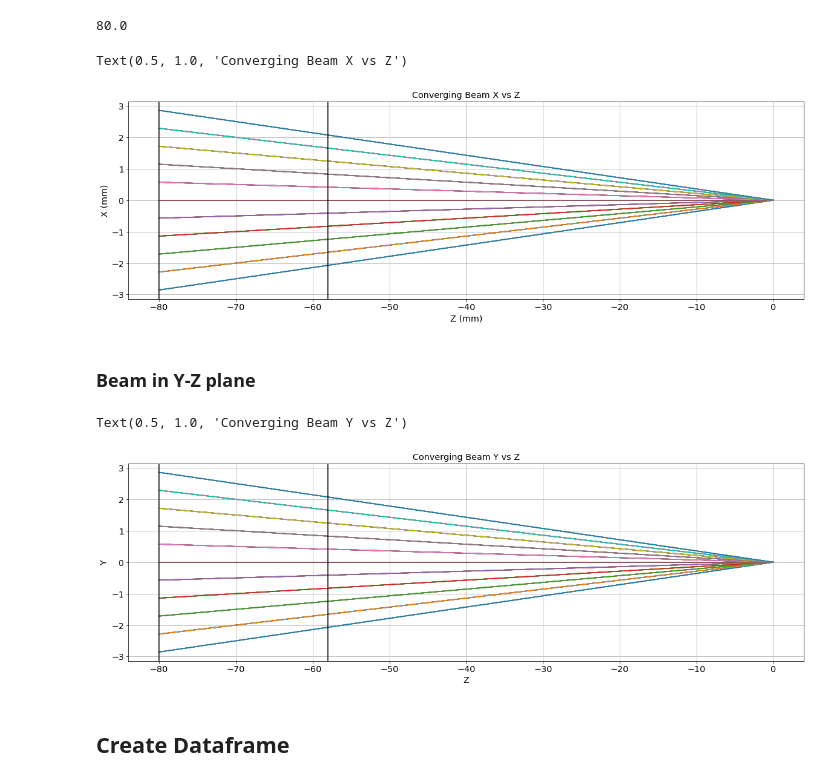
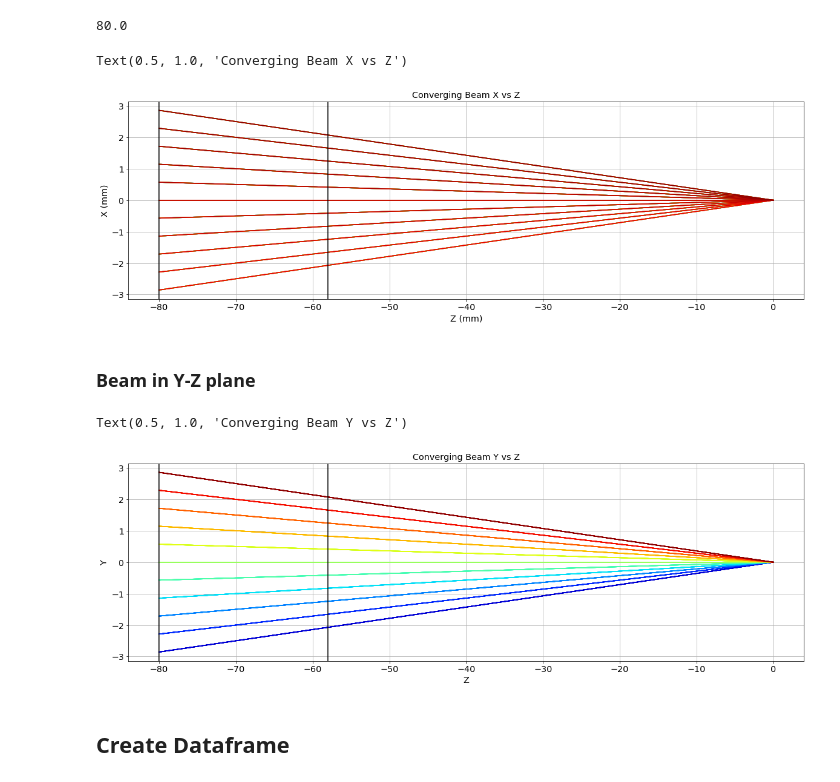
Before and after one commit to sylvielsstfr/OpticSimWthB4, a Jupyter notebook: MakeBeams/Make_B4SquareBeam_MultiWL_CTIO.ipynb, the cells around one changed output. Cells and saved outputs as stored; diff of their text form; code cells hidden in the pictures.

```diff
--- a/MakeBeams/Make_B4SquareBeam_MultiWL_CTIO.ipynb
+++ b/MakeBeams/Make_B4SquareBeam_MultiWL_CTIO.ipynb
@@ -47,6 +50,11 @@ NBEAM_X=11
 NBEAM_Y=11
 NBEAM=NBEAM_X*NBEAM_Y
 NWL=4
+# %%
+jet = plt.get_cmap('jet')
+cNorm = colors.Normalize(vmin=0, vmax=NBEAM)
+scalarMap = cmx.ScalarMappable(norm=cNorm, cmap=jet)
+all_colors = scalarMap.to_rgba(np.arange(NBEAM), alpha=1)
 # %%
 Wavelength_B=0.0004
 Wavelength_G=0.0006
@@ -441,7 +449,7 @@ Filt_D*m_to_mm
 plt.figure(figsize=(20,6))
 for idx in np.arange(NBEAM):
     Xfinal=Xout[idx]-Zout[idx]*Uout[idx]/Wout[idx]
-    plt.plot([Zout[idx],0],[Xout[idx],Xfinal])
+    plt.plot([Zout[idx],0],[Xout[idx],Xfinal],color=all_colors[idx])
 
 plt.axvline(x=Z00,color="k")
 plt.axvline(x=Holo_D*m_to_mm,color="k")
@@ -452,25 +460,25 @@ plt.xlabel("Z (mm)")
 plt.title("Converging Beam X vs Z")
 # %% [output]
 Text(0.5, 1.0, 'Converging Beam X vs Z')
-[figure, old version]
+[figure, new version]
 # %% [markdown]
 ### Beam in Y-Z plane
 # %%
 plt.figure(figsize=(20,6))
 for idx in np.arange(NBEAM):
     Yfinal=Yout[idx]-Zout[idx]*Vout[idx]/Wout[idx]
-    plt.plot([Zout[idx],0],[Yout[idx],Yfinal])
+    plt.plot([Zout[idx],0],[Yout[idx],Yfinal],color=all_colors[idx])
 
 plt.axvline(x=Z00,color="k")
 plt.axvline(x=Holo_D*m_to_mm,color="k")
 
 plt.grid()
 plt.ylabel("Y")
 plt.xlabel("Z")
 plt.title("Converging Beam Y vs Z")
 # %% [output]
 Text(0.5, 1.0, 'Converging Beam Y vs Z')
-[figure, old version]
+[figure, new version]
 # %% [markdown]
 ## Create Dataframe
 # %%
```
Also changed, not shown: parts of 1 cell of this notebook, 1 other file.
